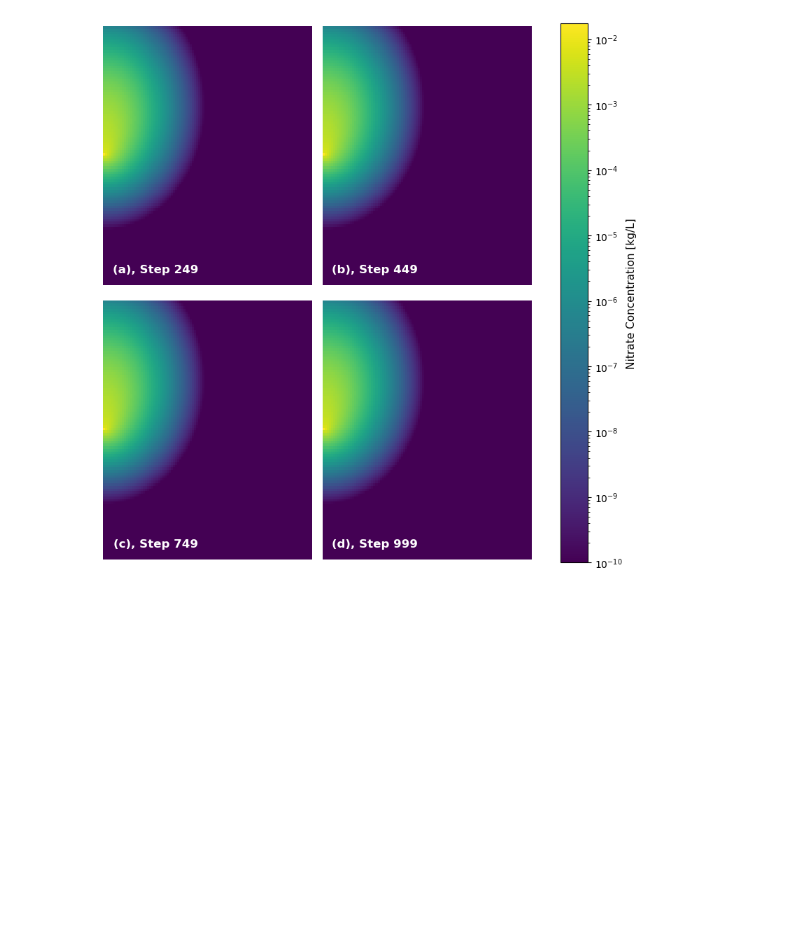
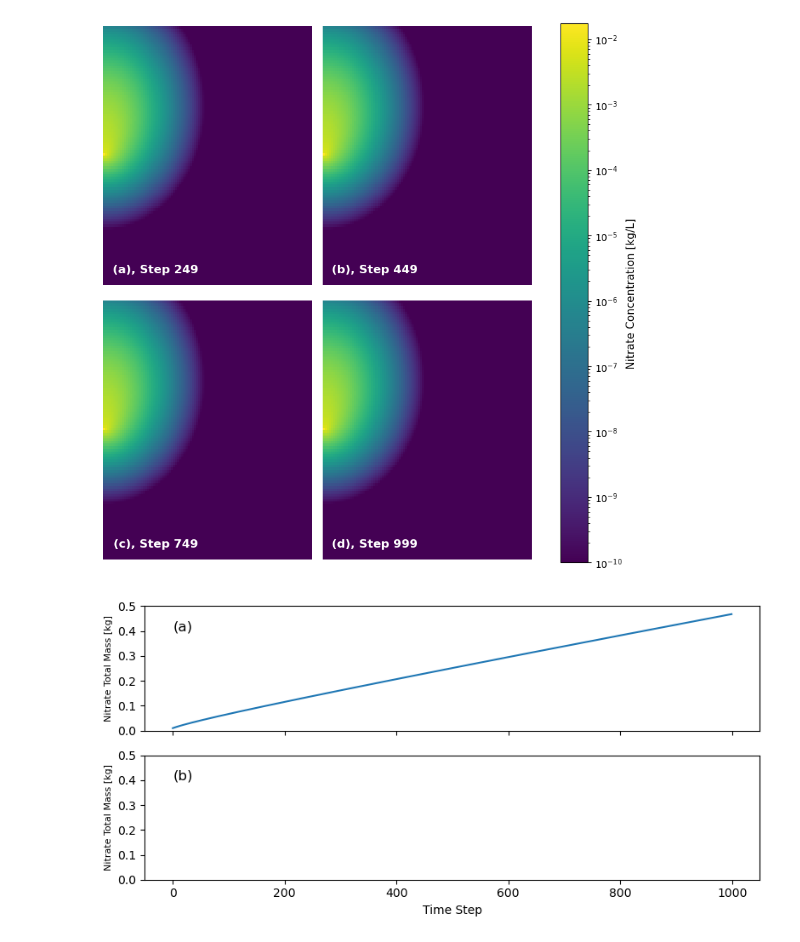
Before and after one commit to Haechan-Kimm/EOSC511-TheDeepThinkers, a Jupyter notebook: 2D code/Visulization_2D/Visulization.ipynb, the cells around one changed output. Cells and saved outputs as stored; diff of their text form; code cells hidden in the pictures; blank space fills up the shorter version.

Commit message:
feat: total mass chaning

```diff
--- a/2D code/Visulization_2D/Visulization.ipynb
+++ b/2D code/Visulization_2D/Visulization.ipynb
@@ -120,3 +120,41 @@ cbar.set_label('Nitrate Concentration [kg/L]', fontsize=11)
 plt.show()
 # %% [output]
 [figure]
+# %%
+# Total mass over time in the system (to see if it's conserved)
+# in so far, we have increasing value of total nitrate only.
+# other sccenerios will be attached as soon as the codes are ready.
+total_mass=np.sum(c,axis=(0,1))
+
+fig,axes = plt.subplots(2,1,figsize=(8,4),sharex=True)
+
+# print(np.shape(total_mass))
+
+# total time
+time_array=range(1000)
+
+# labels
+labels = ['(a)', '(b)', '(c)', '(d)']
+
+
+axes[0].plot(time_array,total_mass)
+axes[0].set_ylim([0,0.5])
+# Add labels
+axes[0].set_ylabel('Nitrate Total Mass [kg]',fontsize=8)
+
+
+axes[1].set_ylabel('Nitrate Total Mass [kg]',fontsize=8)
+
+axes[1].set_xlabel('Time Step')
+axes[1].set_ylim([0,0.5])
+
+# Penal
+axes[0].text(0.1, 0.4, labels[0], fontsize=12)
+axes[1].text(0.1, 0.4, labels[1], fontsize=12)
+
+plt.tight_layout()
+
+
+plt.show()
+# %% [output]
+[figure, added]
```
Also changed, not shown: parts of 1 cell of this notebook.
